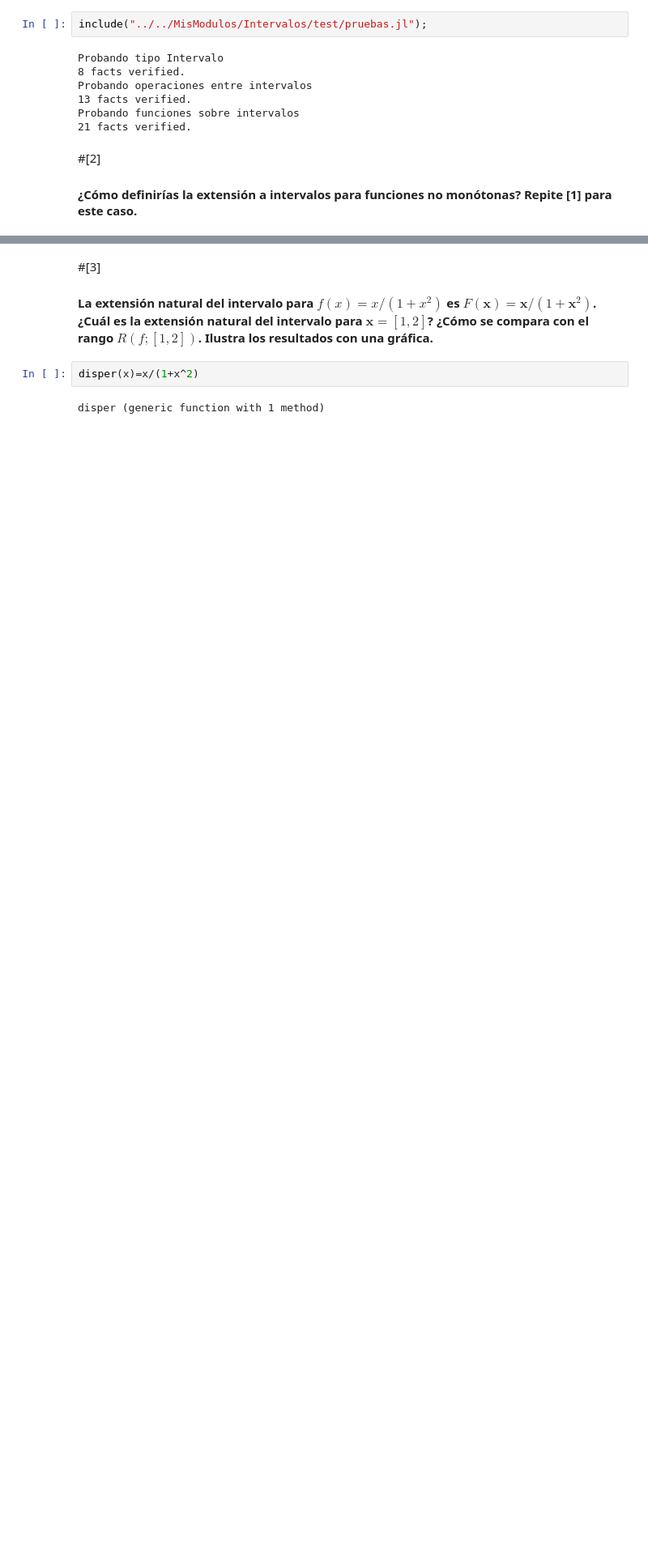
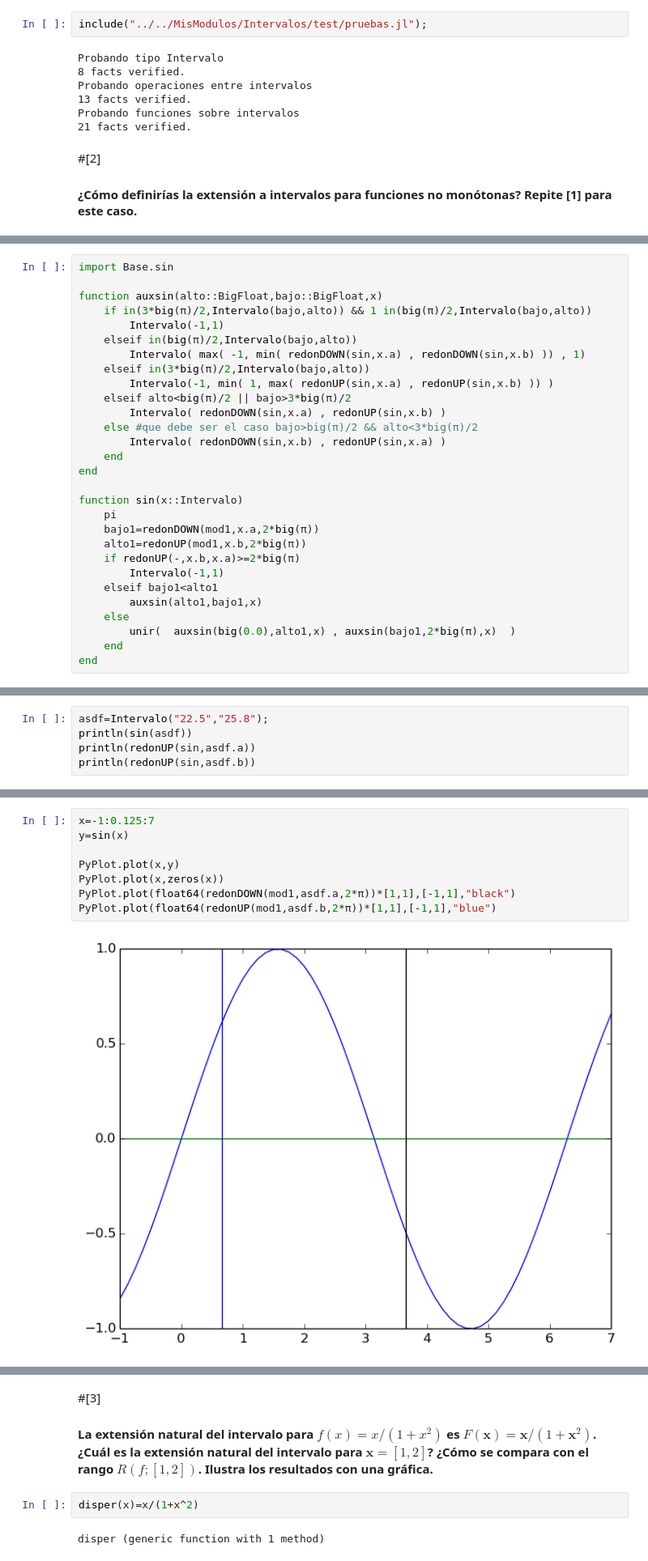
Before and after one commit to shgaeo/clase, a Jupyter notebook: tareas/Sobre_08.*_En_MetodosNumericosAvanzados.ipynb, the cells around one changed output, grey strips where cells are left out. Shown at 81% size. Cells and saved outputs as stored; diff of their text form; blank space fills up the shorter version.

Commit message:
agregué función sin(Intervalo)

```diff
--- a/tareas/Sobre_08.*_En_MetodosNumericosAvanzados.ipynb
+++ b/tareas/Sobre_08.*_En_MetodosNumericosAvanzados.ipynb
@@ -131,0 +143,29 @@ Probando funciones sobre intervalos
+# %%
+import Base.sin
+
+function auxsin(alto::BigFloat,bajo::BigFloat,x)
+    if in(3*big(π)/2,Intervalo(bajo,alto)) && 1 in(big(π)/2,Intervalo(bajo,alto))
+        Intervalo(-1,1)
+    elseif in(big(π)/2,Intervalo(bajo,alto))
+        Intervalo( max( -1, min( redonDOWN(sin,x.a) , redonDOWN(sin,x.b) )) , 1)
+    elseif in(3*big(π)/2,Intervalo(bajo,alto))
+        Intervalo(-1, min( 1, max( redonUP(sin,x.a) , redonUP(sin,x.b) )) )
+    elseif alto<big(π)/2 || bajo>3*big(π)/2
+        Intervalo( redonDOWN(sin,x.a) , redonUP(sin,x.b) )
+    else #que debe ser el caso bajo>big(π)/2 && alto<3*big(π)/2
+        Intervalo( redonDOWN(sin,x.b) , redonUP(sin,x.a) )
+    end
+end
+
+function sin(x::Intervalo)
+    pi
+    bajo1=redonDOWN(mod1,x.a,2*big(π))
+    alto1=redonUP(mod1,x.b,2*big(π))
+    if redonUP(-,x.b,x.a)>=2*big(π)
+        Intervalo(-1,1)
+    elseif bajo1<alto1
+        auxsin(alto1,bajo1,x)
+    else
+        unir(  auxsin(big(0.0),alto1,x) , auxsin(bajo1,2*big(π),x)  )
+    end
+end
@@ -131,0 +174,5 @@ Probando funciones sobre intervalos
+# %%
+asdf=Intervalo("22.5","25.8");
+println(sin(asdf))
+println(redonUP(sin,asdf.a))
+println(redonUP(sin,asdf.b))
@@ -131,0 +184,10 @@ Probando funciones sobre intervalos
+# %%
+x=-1:0.125:7
+y=sin(x)
+
+PyPlot.plot(x,y)
+PyPlot.plot(x,zeros(x))
+PyPlot.plot(float64(redonDOWN(mod1,asdf.a,2*π))*[1,1],[-1,1],"black")
+PyPlot.plot(float64(redonUP(mod1,asdf.b,2*π))*[1,1],[-1,1],"blue")
+# %% [output]
+[figure, added]
```
Also changed, not shown: parts of 8 cells of this notebook.
